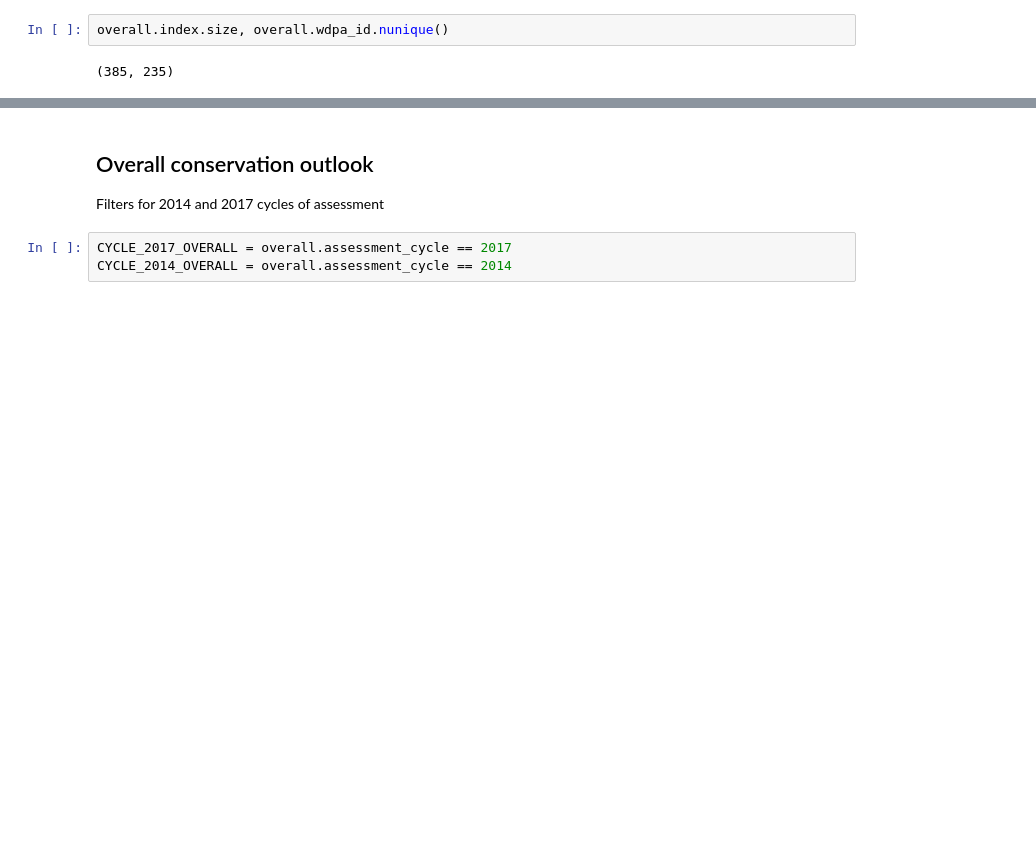
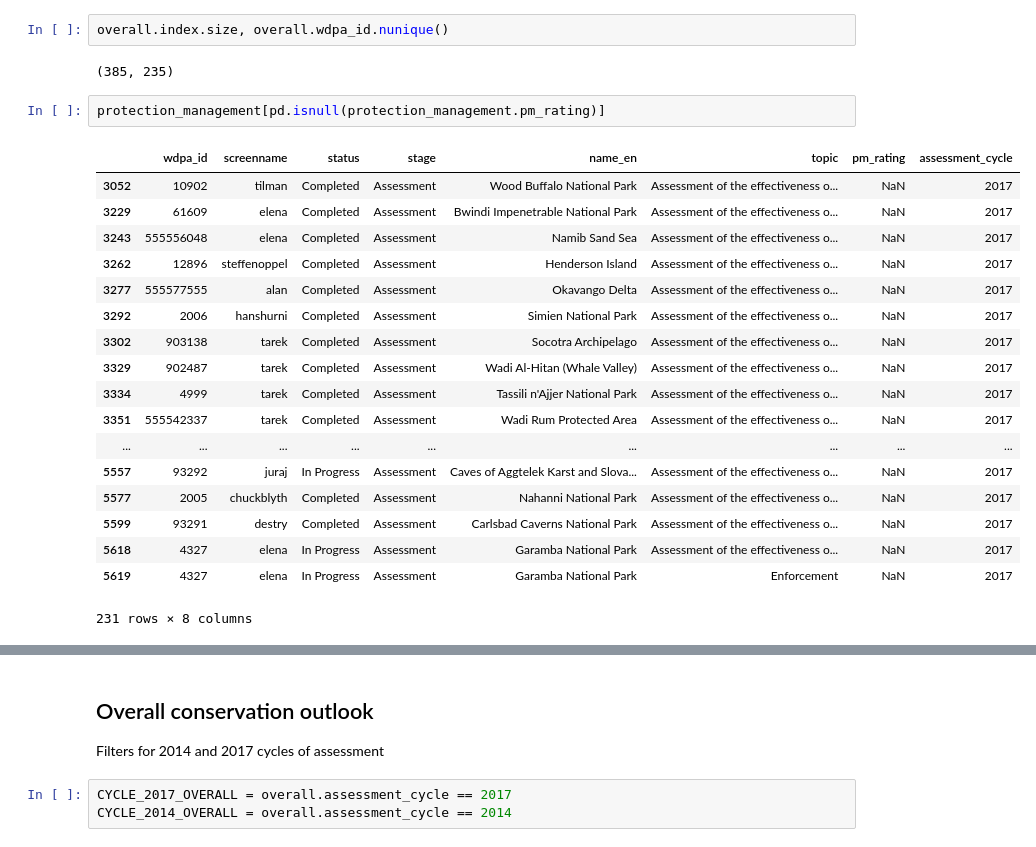
Before and after one commit to Yichuans/world-heritage-outlook-analysis, a Jupyter notebook: Draft analysis.ipynb, the cells around one changed output, grey strips where cells are left out. Drawn from its saved outputs; the diff is of its cells as text; blank space fills up the shorter version.

```diff
--- a/Draft analysis.ipynb
+++ b/Draft analysis.ipynb
@@ -115,3 +128,24 @@ dtype: object
 overall.index.size, overall.wdpa_id.nunique()
 # %% [output]
 (385, 235)
+# %%
+protection_management[pd.isnull(protection_management.pm_rating)]
+# %% [output]
+|  | wdpa_id | screenname | status | stage | name_en | topic | pm_rating | assessment_cycle |
+| 3052 | 10902 | tilman | Completed | Assessment | Wood Buffalo National Park | Assessment of the effectiveness o... | NaN | 2017 |
+| 3229 | 61609 | elena | Completed | Assessment | Bwindi Impenetrable National Park | Assessment of the effectiveness o... | NaN | 2017 |
+| 3243 | 555556048 | elena | Completed | Assessment | Namib Sand Sea | Assessment of the effectiveness o... | NaN | 2017 |
+| 3262 | 12896 | steffenoppel | Completed | Assessment | Henderson Island | Assessment of the effectiveness o... | NaN | 2017 |
+| 3277 | 555577555 | alan | Completed | Assessment | Okavango Delta | Assessment of the effectiveness o... | NaN | 2017 |
+| 3292 | 2006 | hanshurni | Completed | Assessment | Simien National Park | Assessment of the effectiveness o... | NaN | 2017 |
+| 3302 | 903138 | tarek | Completed | Assessment | Socotra Archipelago | Assessment of the effectiveness o... | NaN | 2017 |
+| 3329 | 902487 | tarek | Completed | Assessment | Wadi Al-Hitan (Whale Valley) | Assessment of the effectiveness o... | NaN | 2017 |
+| 3334 | 4999 | tarek | Completed | Assessment | Tassili n'Ajjer National Park | Assessment of the effectiveness o... | NaN | 2017 |
+| 3351 | 555542337 | tarek | Completed | Assessment | Wadi Rum Protected Area | Assessment of the effectiveness o... | NaN | 2017 |
+| ... | ... | ... | ... | ... | ... | ... | ... | ... |
+| 5557 | 93292 | juraj | In Progress | Assessment | Caves of Aggtelek Karst and Slova... | Assessment of the effectiveness o... | NaN | 2017 |
+| 5577 | 2005 | chuckblyth | Completed | Assessment | Nahanni National Park | Assessment of the effectiveness o... | NaN | 2017 |
+| 5599 | 93291 | destry | Completed | Assessment | Carlsbad Caverns National Park | Assessment of the effectiveness o... | NaN | 2017 |
+| 5618 | 4327 | elena | In Progress | Assessment | Garamba National Park | Assessment of the effectiveness o... | NaN | 2017 |
+| 5619 | 4327 | elena | In Progress | Assessment | Garamba National Park | Enforcement | NaN | 2017 |
+231 rows × 8 columns
```
Also changed, not shown: parts of 21 cells of this notebook, 1 other file.
